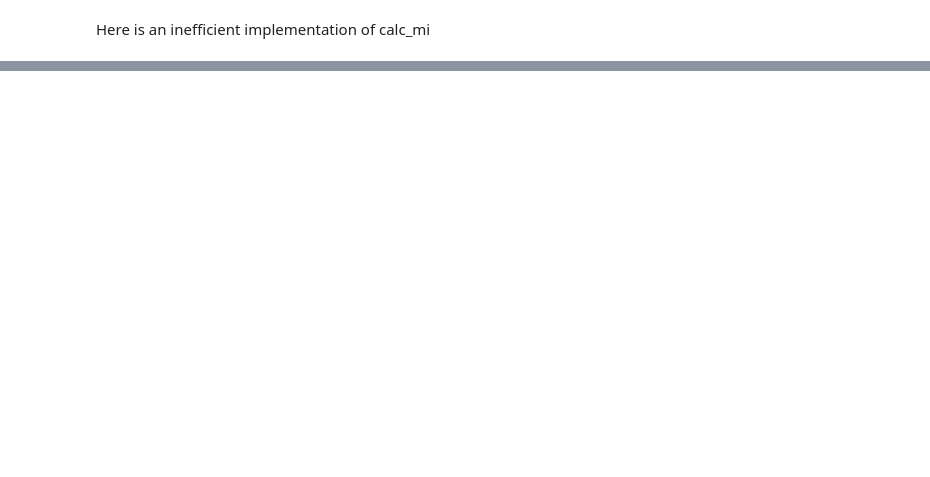
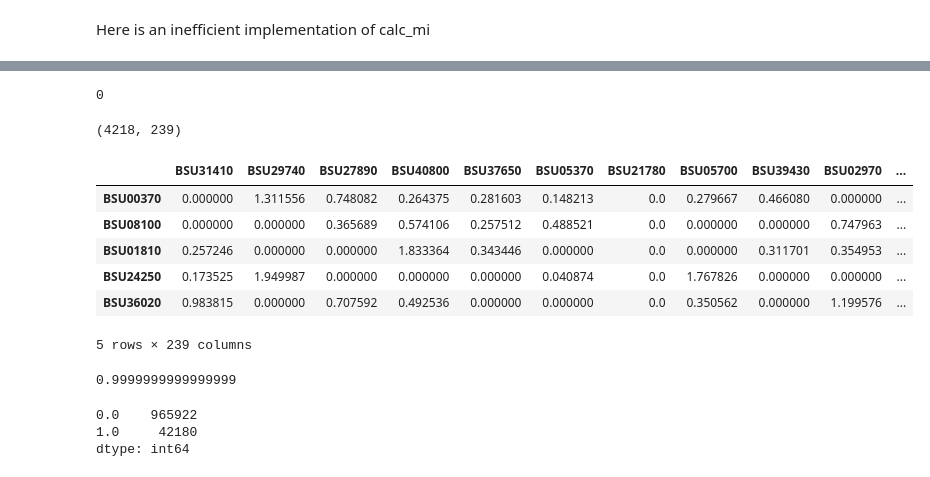
Before and after one commit to nickdeveaux/scratch_space, a Jupyter notebook: Inferelator Port.ipynb, the cells around one changed output, grey strips where cells are left out. Drawn from its saved outputs; the diff is of its cells as text; code cells hidden in the pictures; blank space fills up the shorter version.

Commit message:
added a mutual information driver

```diff
--- a/Inferelator Port.ipynb
+++ b/Inferelator Port.ipynb
@@ -390,0 +409,23 @@ if len(X.index) > 6000:
+# %%
+subprocess.call(['R', '--slave', '-f', './mi_clr_driver.R'])
+# %% [output]
+0
+# %%
+clr_matrix = pandas.read_csv('clr_matrix.tsv', sep='\t')
+# %%
+# Filter by tf names (this doesn't do anything in the case of B Subtilus, and should filter by group predictions)
+clr_matrix = clr_matrix.ix[:, IN['tf.names']]
+# %%
+clr_matrix.shape
+# %% [output]
+(4218, 239)
+# %%
+clr_matrix.ix[:, IN['tf.names']].head()
+# %% [output]
+|  | BSU31410 | BSU29740 | BSU27890 | BSU40800 | BSU37650 | BSU05370 | BSU21780 | BSU05700 | BSU39430 | BSU02970 | ... |
+| BSU00370 | 0.000000 | 1.311556 | 0.748082 | 0.264375 | 0.281603 | 0.148213 | 0.0 | 0.279667 | 0.466080 | 0.000000 | ... |
+| BSU08100 | 0.000000 | 0.000000 | 0.365689 | 0.574106 | 0.257512 | 0.488521 | 0.0 | 0.000000 | 0.000000 | 0.747963 | ... |
+| BSU01810 | 0.257246 | 0.000000 | 0.000000 | 1.833364 | 0.343446 | 0.000000 | 0.0 | 0.000000 | 0.311701 | 0.354953 | ... |
+| BSU24250 | 0.173525 | 1.949987 | 0.000000 | 0.000000 | 0.000000 | 0.040874 | 0.0 | 1.767826 | 0.000000 | 0.000000 | ... |
+| BSU36020 | 0.983815 | 0.000000 | 0.707592 | 0.492536 | 0.000000 | 0.000000 | 0.0 | 0.350562 | 0.000000 | 1.199576 | ... |
+5 rows × 239 columns
@@ -390,0 +446,5 @@ if len(X.index) > 6000:
+# %%
+# sanity check that the scaling made each row's std deviations set to 1
+np.std(X_df.ix[1, :])
+# %% [output]
+0.9999999999999999
@@ -390,0 +461,7 @@ if len(X.index) > 6000:
+# %%
+# At this point, we expect the values of 1s to be equal to the number of Genes x PARS['max.preds'] (Which should be 10)
+pandas.value_counts(np.ndarray.flatten(pp.values))
+# %% [output]
+0.0    965922
+1.0     42180
+dtype: int64
```
Also changed, not shown: parts of 28 cells of this notebook, 5 other files.
